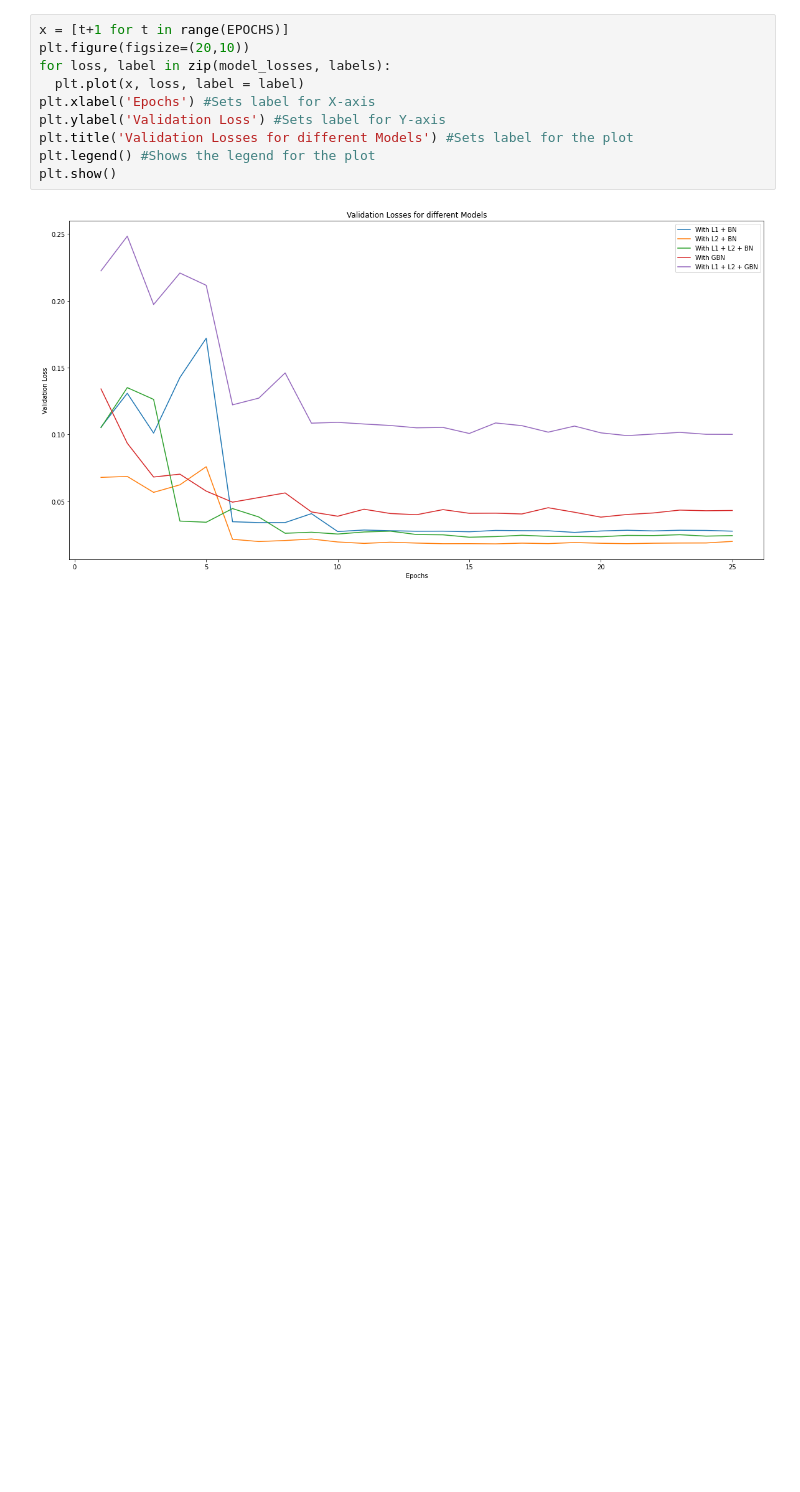
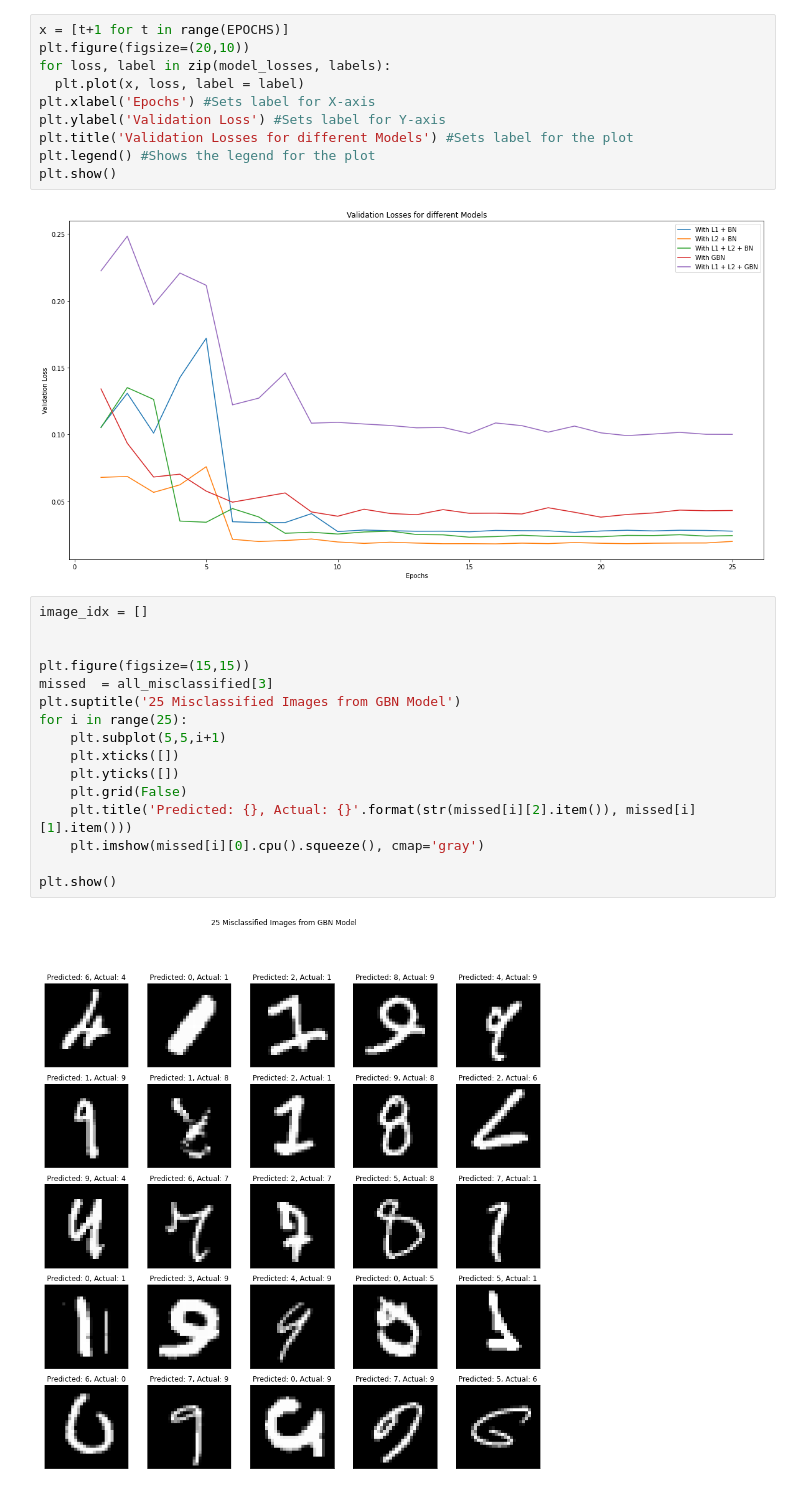
Before and after one commit to AkshitAggarwal/TSAI_EVA5B2_Phase1, a Jupyter notebook: Session_06/S6_Assignment.ipynb, the cells around one changed output. Drawn from its saved outputs; the diff is of its cells as text; blank space fills up the shorter version.

```diff
--- a/Session_06/S6_Assignment.ipynb
+++ b/Session_06/S6_Assignment.ipynb
@@ -301,3 +301,21 @@ plt.legend() #Shows the legend for the plot
 plt.show()
 # %% [output]
 [figure]
+# %%
+image_idx = []
+
+
+plt.figure(figsize=(15,15))
+missed  = all_misclassified[3]
+plt.suptitle('25 Misclassified Images from GBN Model')
+for i in range(25):
+    plt.subplot(5,5,i+1)
+    plt.xticks([])
+    plt.yticks([])
+    plt.grid(False)
+    plt.title('Predicted: {}, Actual: {}'.format(str(missed[i][2].item()), missed[i][1].item()))
+    plt.imshow(missed[i][0].cpu().squeeze(), cmap='gray')
+
+plt.show()
+# %% [output]
+[figure, added]
```
